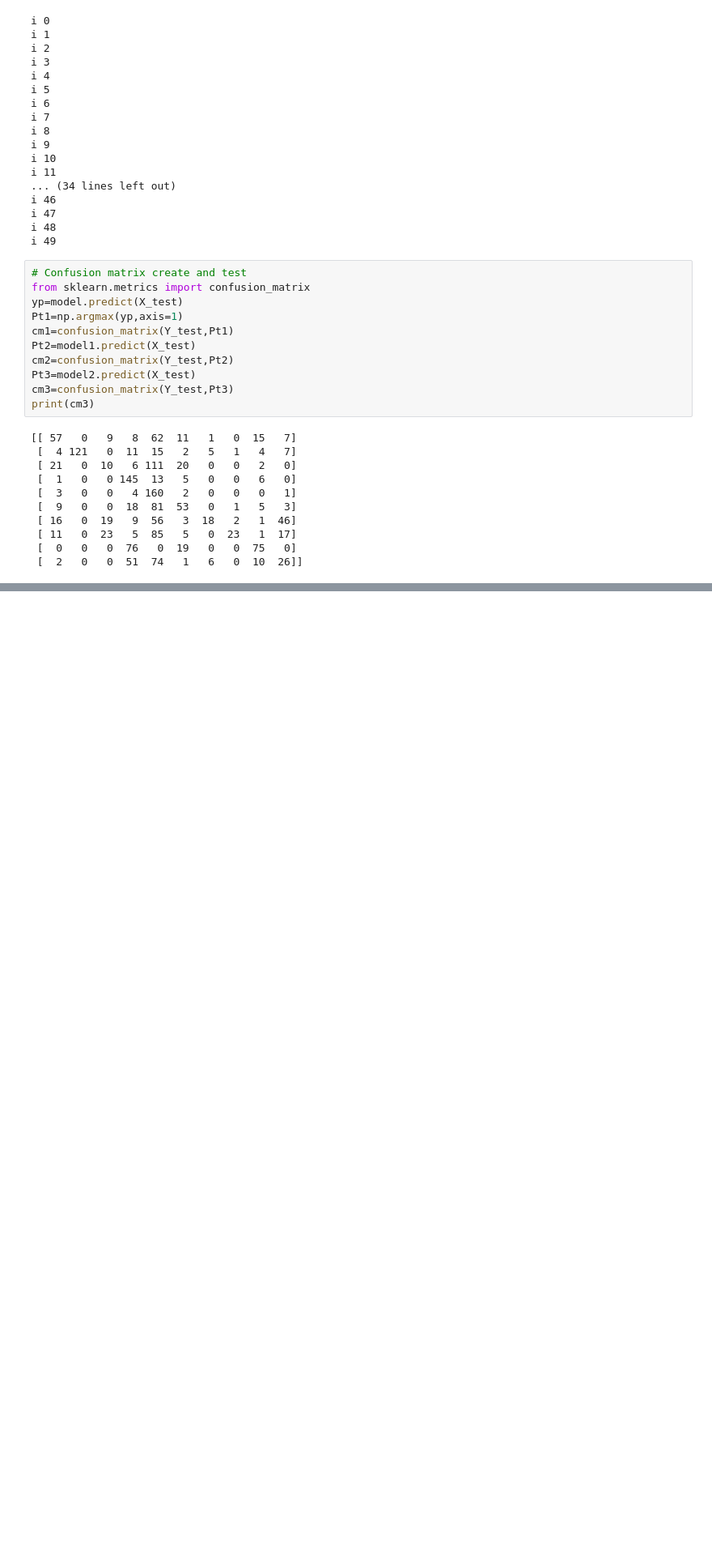
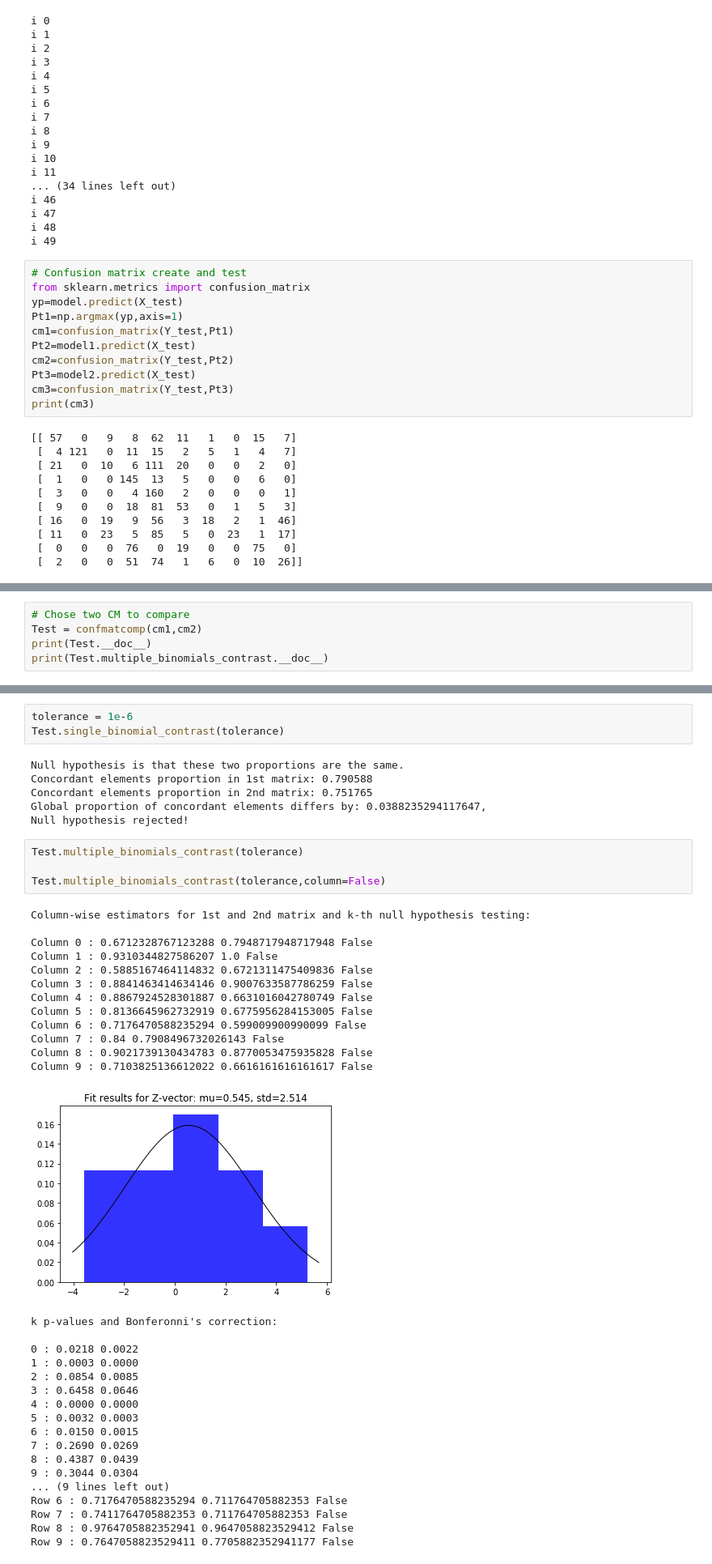
Before and after one commit to DusanRandD/Human-Activity-Recognition, a Jupyter notebook: HARTestModels.ipynb, the cells around one changed output, grey strips where cells are left out. Shown at 81% size. Cells and saved outputs as stored; diff of their text form; blank space fills up the shorter version.

```diff
--- a/HARTestModels.ipynb
+++ b/HARTestModels.ipynb
@@ -118,0 +124,5 @@ print(cm3)
+# %%
+# Chose two CM to compare
+Test = confmatcomp(cm1,cm2)
+print(Test.__doc__)
+print(Test.multiple_binomials_contrast.__doc__)
@@ -118,0 +151,44 @@ print(cm3)
+# %%
+tolerance = 1e-6
+Test.single_binomial_contrast(tolerance)
+# %% [output]
+Null hypothesis is that these two proportions are the same.
+Concordant elements proportion in 1st matrix: 0.790588
+Concordant elements proportion in 2nd matrix: 0.751765
+Global proportion of concordant elements differs by: 0.0388235294117647,
+Null hypothesis rejected!
+# %%
+Test.multiple_binomials_contrast(tolerance)
+
+Test.multiple_binomials_contrast(tolerance,column=False)
+# %% [output]
+Column-wise estimators for 1st and 2nd matrix and k-th null hypothesis testing:
+
+Column 0 : 0.6712328767123288 0.7948717948717948 False
+Column 1 : 0.9310344827586207 1.0 False
+Column 2 : 0.5885167464114832 0.6721311475409836 False
+Column 3 : 0.8841463414634146 0.9007633587786259 False
+Column 4 : 0.8867924528301887 0.6631016042780749 False
+Column 5 : 0.8136645962732919 0.6775956284153005 False
+Column 6 : 0.7176470588235294 0.599009900990099 False
+Column 7 : 0.84 0.7908496732026143 False
+Column 8 : 0.9021739130434783 0.8770053475935828 False
+Column 9 : 0.7103825136612022 0.6616161616161617 False
+[figure, added]
+k p-values and Bonferonni's correction:
+
+0 : 0.0218 0.0022
+1 : 0.0003 0.0000
+2 : 0.0854 0.0085
+3 : 0.6458 0.0646
+4 : 0.0000 0.0000
+5 : 0.0032 0.0003
+6 : 0.0150 0.0015
+7 : 0.2690 0.0269
+8 : 0.4387 0.0439
+9 : 0.3044 0.0304
+... (9 lines left out)
+Row 6 : 0.7176470588235294 0.711764705882353 False
+Row 7 : 0.7411764705882353 0.711764705882353 False
+Row 8 : 0.9764705882352941 0.9647058823529412 False
+Row 9 : 0.7647058823529411 0.7705882352941177 False
```
Also changed, not shown: parts of 7 cells of this notebook.
